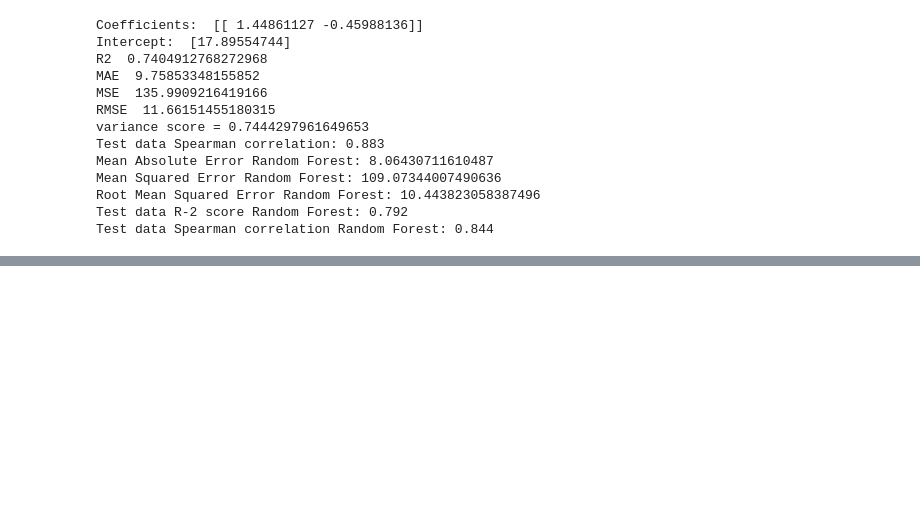
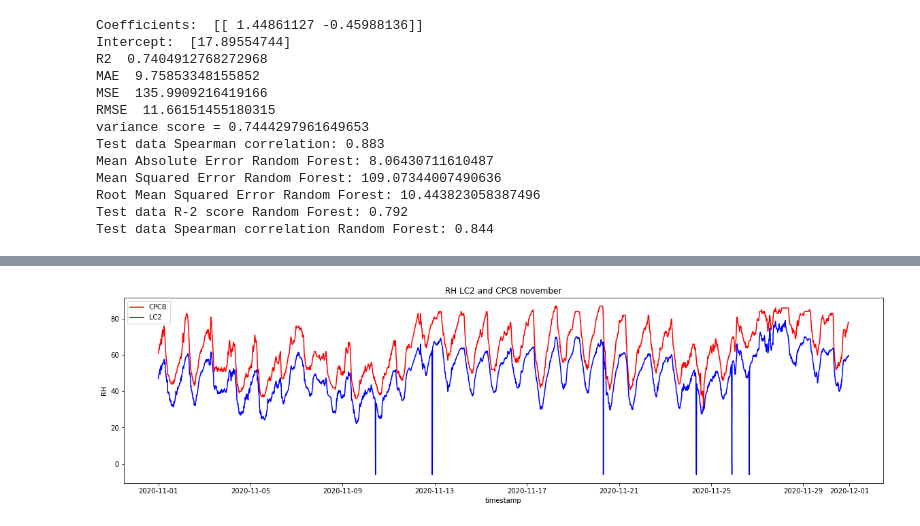
Before and after one commit to spanddhana-sara/Air-Pollution, a Jupyter notebook: Codes/Untitled.ipynb, the cells around one changed output, grey strips where cells are left out. Cells and saved outputs as stored; diff of their text form; code cells hidden in the pictures; blank space fills up the shorter version.

```diff
--- a/Codes/Untitled.ipynb
+++ b/Codes/Untitled.ipynb
@@ -519,0 +626,14 @@ Test data Spearman correlation Random Forest: 0.844
+# %%
+x = nov2['created_at']
+y3_r = nov2['RH']
+y4_r = nov2['RH_2']
+fig= plt.figure(figsize=(20,5))
+plt.plot(x, y3_r, 'r')
+plt.plot(x, y4_r, 'b')
+plt.xlabel('timestamp')
+plt.ylabel('RH')
+plt.legend(["CPCB", 'LC2'])
+plt.title('RH LC2 and CPCB november')
+plt.show()
+# %% [output]
+[figure, added]
```
Also changed, not shown: parts of 41 cells of this notebook.
